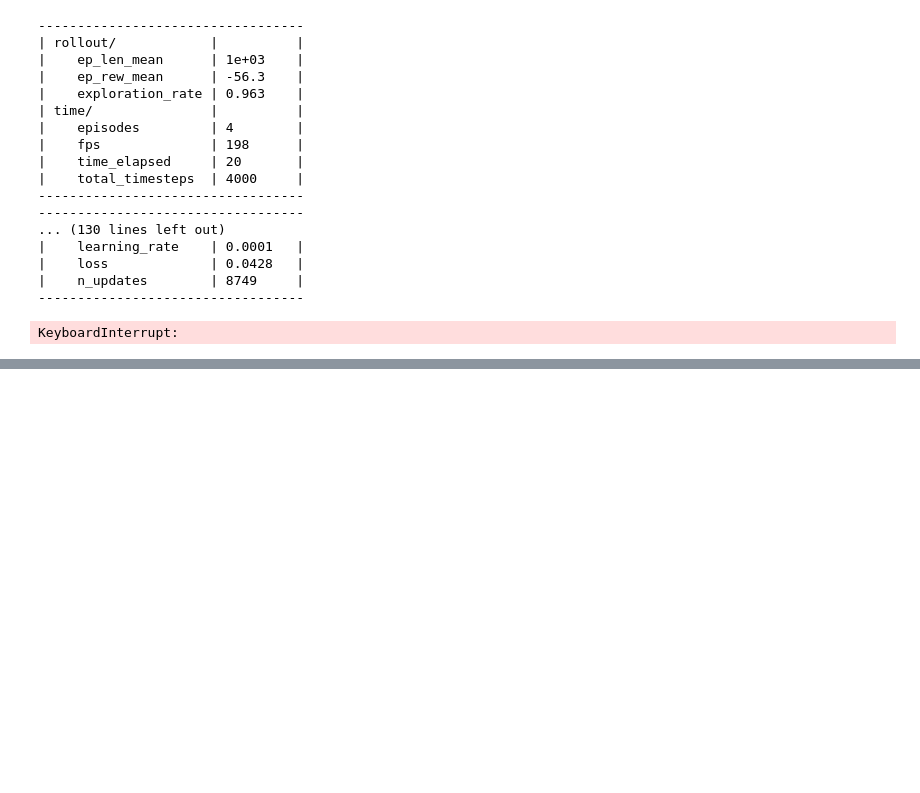
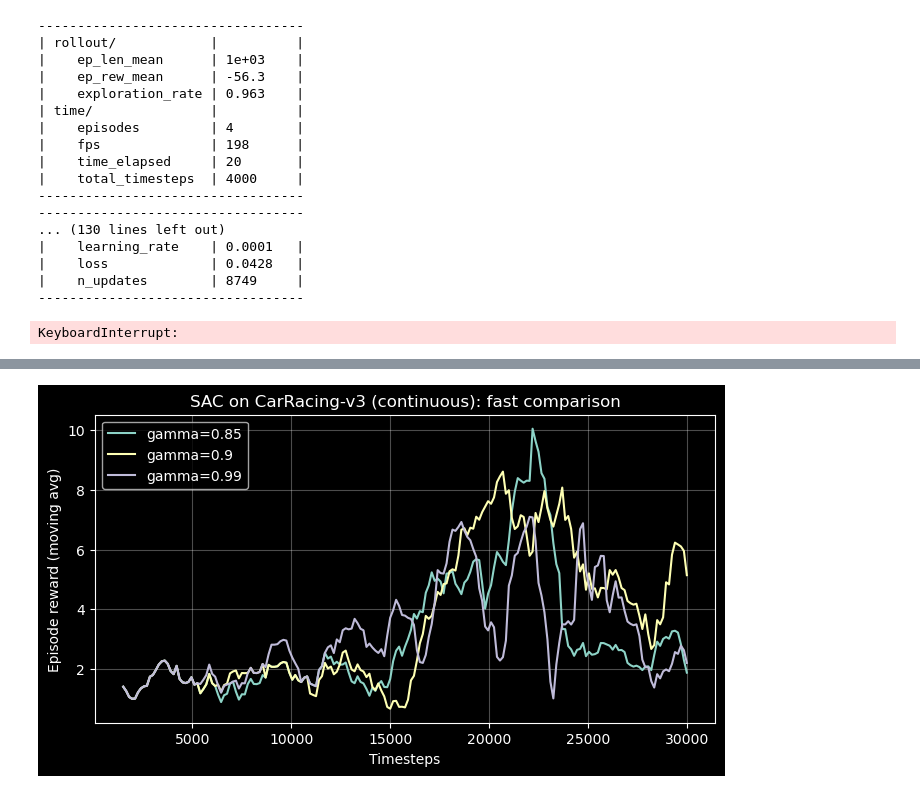
Before and after one commit to jjedra4/inteligencja-obliczeniowa, a Jupyter notebook: CarRacing/CarRacing.ipynb, the cells around one changed output, grey strips where cells are left out. Drawn from its saved outputs; the diff is of its cells as text; code cells hidden in the pictures; blank space fills up the shorter version.

```diff
--- a/CarRacing/CarRacing.ipynb
+++ b/CarRacing/CarRacing.ipynb
@@ -342,0 +331,97 @@ Error:
+# %%
+# Fast SAC training on continuous CarRacing with 3 gammas
+from pathlib import Path
+
+import gymnasium as gym
+import matplotlib.pyplot as plt
+import numpy as np
+import torch
+from stable_baselines3 import SAC
+from stable_baselines3.common.env_util import make_vec_env
+from stable_baselines3.common.results_plotter import load_results, ts2xy
+from stable_baselines3.common.vec_env import VecTransposeImage
+
+
+def make_continuous_env():
+    env = gym.make(
+        "CarRacing-v3",
+        render_mode="rgb_array",
+        continuous=True,
+        lap_complete_percent=0.15,  # end episodes earlier
+        domain_randomize=False,
+        max_episode_steps=150,  # shorter episodes for speed
+    )
+    return env
+
+
+device = "mps" if torch.backends.mps.is_available() else "cpu"
+gammas = [0.85, 0.90, 0.99]
+total_timesteps = 30_000  # ~10x shorter vs 300k discrete run
+seed = 42
+
+results = {}
+
+for gamma in gammas:
+    gamma_tag = f"{gamma:.2f}".replace(".", "_")
+    log_dir = Path(f"./logs/sac_continuous_gamma_{gamma_tag}")
+    log_dir.mkdir(parents=True, exist_ok=True)
+
+    venv = make_vec_env(
+        make_continuous_env,
+        n_envs=1,
+        monitor_dir=str(log_dir),
+        seed=seed,
+    )
+    venv = VecTransposeImage(venv)
+    policy_kwargs = {"features_extractor_kwargs": {"features_dim": 128}}
+
+    model = SAC(
+        policy="CnnPolicy",
+        env=venv,
+        gamma=gamma,
+        learning_rate=3e-4,
+        buffer_size=50_000,
+        learning_starts=1_000,
+        batch_size=64,
+        train_freq=1,
+        gradient_steps=1,
+        ent_coef="auto",
+        policy_kwargs=policy_kwargs,
+        verbose=1,
+        tensorboard_log="./tb_logs",
+        seed=seed,
+        device=device,
+    )
+
+    print(f"Training SAC gamma={gamma} on device={device}")
+    model.learn(
+        total_timesteps=total_timesteps,
+        progress_bar=True,
+    )
+    model.save(f"sac_carracing_continuous_gamma_{gamma_tag}")
+    venv.close()
+
+    x, y = ts2xy(load_results(str(log_dir)), "timesteps")
+    results[gamma] = (x, y)
+
+# Plot learning curves for all gammas
+plt.figure(figsize=(8, 4))
+for gamma, (x, y) in results.items():
+    if len(y) == 0:
+        continue
+    window = 10
+    if len(y) >= window:
+        y_smooth = np.convolve(y, np.ones(window) / window, mode="valid")
+        x_smooth = x[window - 1 :]
+    else:
+        y_smooth = y
+        x_smooth = x
+    plt.plot(x_smooth, y_smooth, label=f"gamma={gamma}")
+
+plt.title("SAC on CarRacing-v3 (continuous): fast comparison")
+plt.xlabel("Timesteps")
+plt.ylabel("Episode reward (moving avg)")
+plt.grid(True, alpha=0.3)
+plt.legend()
+plt.show()
+# %% [output]
@@ -342,0 +497 @@ Error:
+[figure, added]
```
Also changed, not shown: parts of 5 cells of this notebook.
